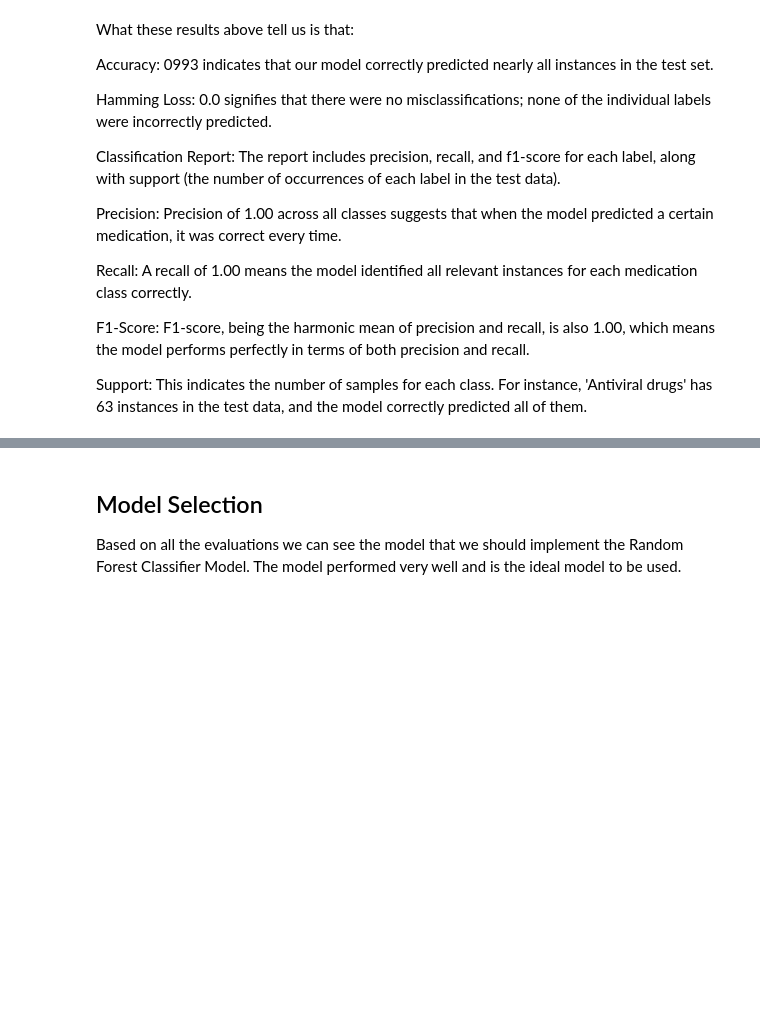
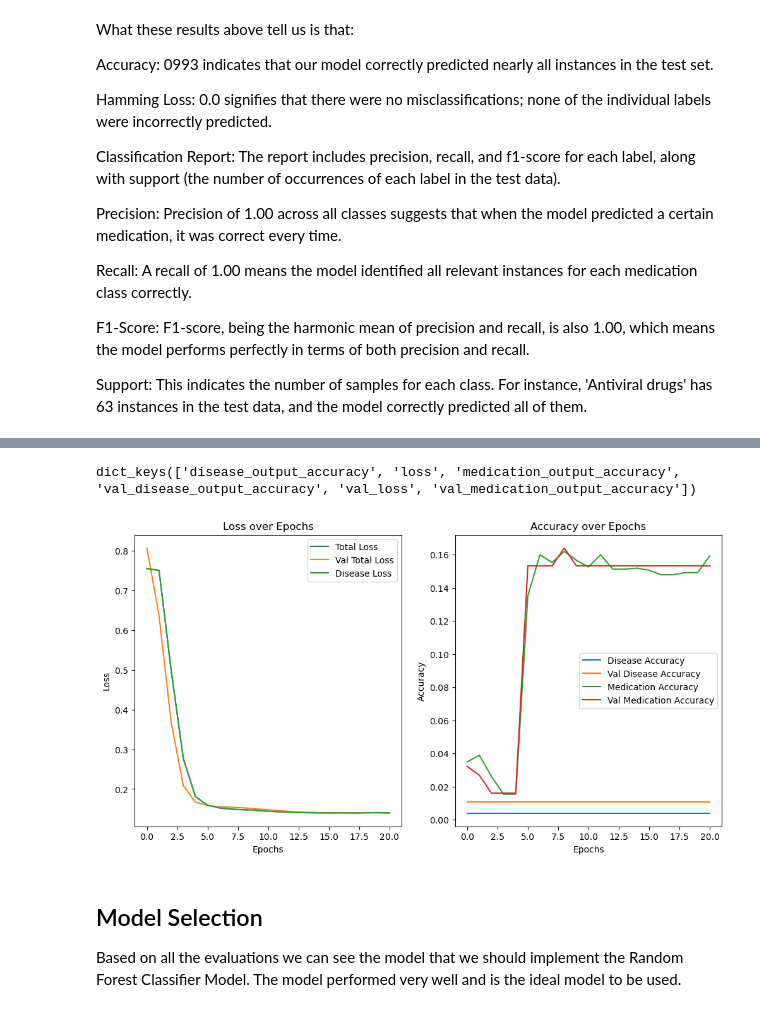
Before and after one commit to William-Itotia/Medicine-Recommendation-system, a Jupyter notebook: Untitled-1.ipynb, the cells around one changed output, grey strips where cells are left out. Drawn from its saved outputs; the diff is of its cells as text; code cells hidden in the pictures; blank space fills up the shorter version.

```diff
--- a/Untitled-1.ipynb
+++ b/Untitled-1.ipynb
@@ -492,0 +567,17 @@ This indicates the number of samples for each class. For instance, 'Antiviral dr
+# %%
+# Convert X2_train to a NumPy array of floats
+X2_train = np.array(X2_train).astype('float32')
+X2_test = np.array(X2_test).astype('float32')
+# %%
+# Early stopping callback to prevent overfitting
+early_stopping = EarlyStopping(monitor='val_loss', patience=3, restore_best_weights=True)
+
+# Fit the model with the training data
+history = model.fit(
+    X2_train,
+    [y_disease_train, y_medication_train],
+    epochs=25,
+    batch_size=32,
+    validation_split=0.2,
+    callbacks=[early_stopping]
+)
@@ -493,3 +618,37 @@ This indicates the number of samples for each class. For instance, 'Antiviral dr
+# %%
+print(history.history.keys())
+# %% [output]
+dict_keys(['disease_output_accuracy', 'loss', 'medication_output_accuracy', 'val_disease_output_accuracy', 'val_loss', 'val_medication_output_accuracy'])
+# %%
+
+# Plot loss for both outputs
+plt.figure(figsize=(12, 6))
+
+plt.subplot(1, 2, 1)
+plt.plot(history.history['loss'], label='Total Loss')
+plt.plot(history.history['val_loss'], label='Val Total Loss')
+plt.plot(history.history['loss'], label='Disease Loss')
+plt.title('Loss over Epochs')
+plt.xlabel('Epochs')
+plt.ylabel('Loss')
+plt.legend()
+
+# Plot accuracy for both outputs, if accuracy was included as a metric
+plt.subplot(1, 2, 2)
+if 'disease_output_accuracy' in history.history:
+    plt.plot(history.history['disease_output_accuracy'], label='Disease Accuracy')
+    plt.plot(history.history['val_disease_output_accuracy'], label='Val Disease Accuracy')
+if 'medication_output_accuracy' in history.history:
+    plt.plot(history.history['medication_output_accuracy'], label='Medication Accuracy')
+    plt.plot(history.history['val_medication_output_accuracy'], label='Val Medication Accuracy')
+plt.title('Accuracy over Epochs')
+plt.xlabel('Epochs')
+plt.ylabel('Accuracy')
+plt.legend()
+
+plt.show()
+# %% [output]
+[figure, added]
 # %% [markdown]
 
 ## Model Selection
```
Also changed, not shown: parts of 5 cells of this notebook.
